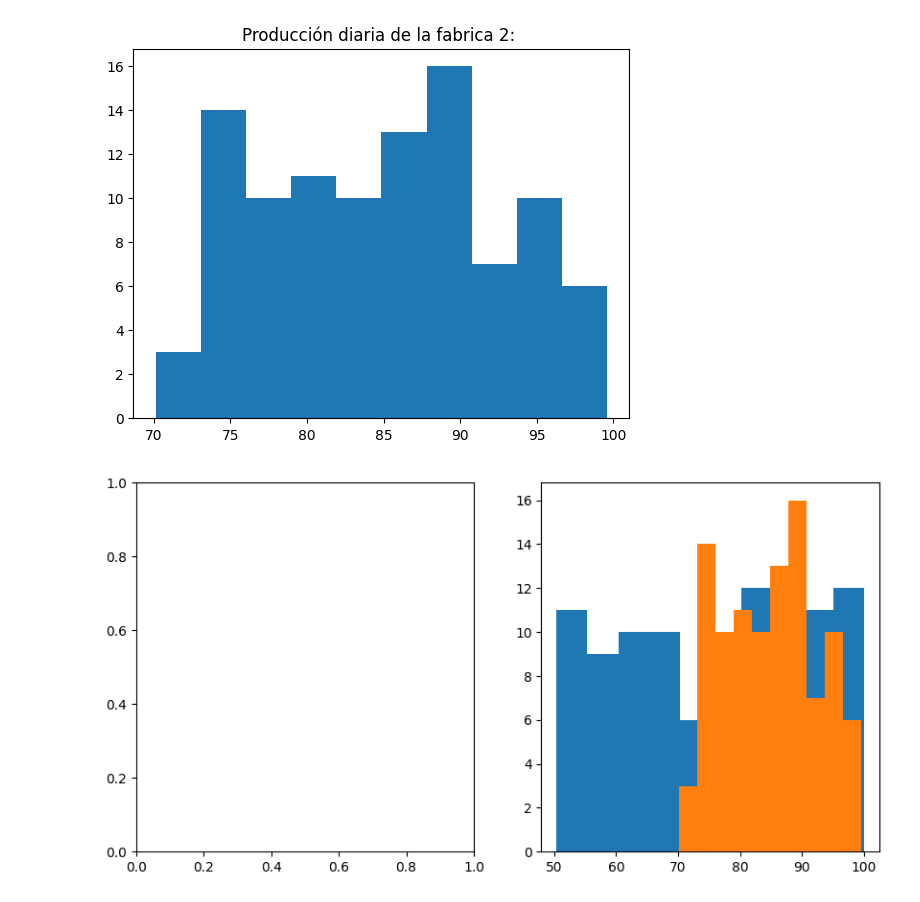
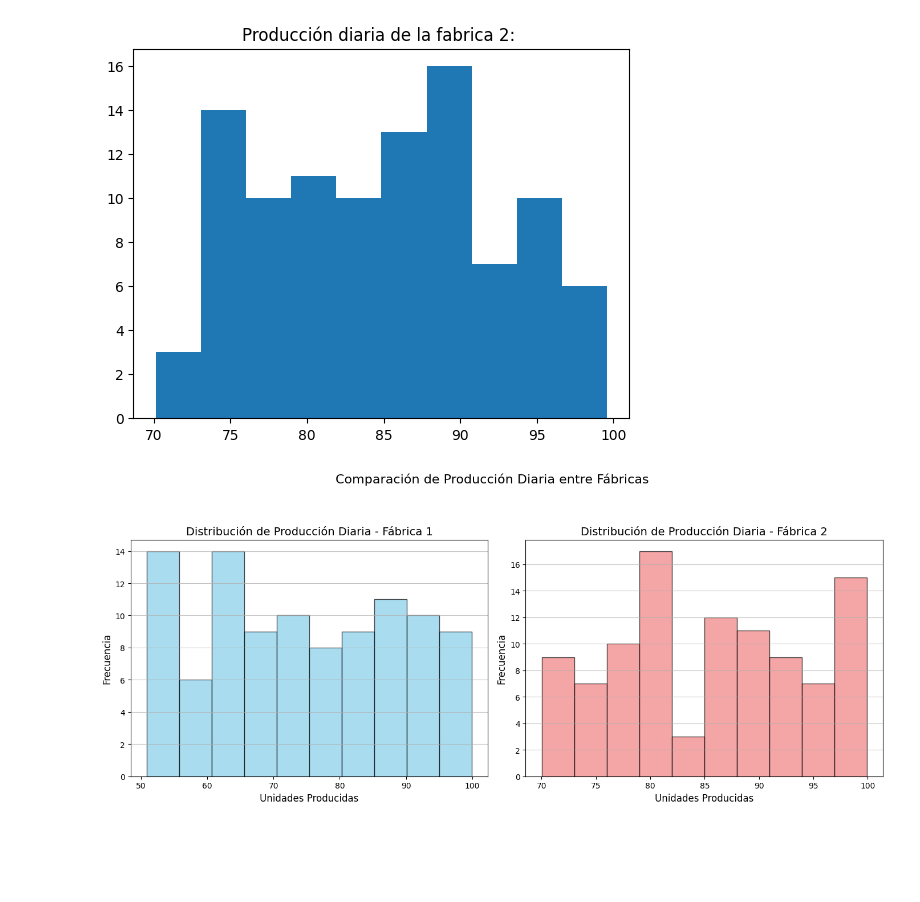
Before and after one commit to KlGamers/Probabilidad-y-Estadistica, a Jupyter notebook: U1/U1_P1.ipynb, the cells around one changed output. Saved outputs shown, nothing was run; the diff lists cells and outputs as text; code cells hidden in the pictures; blank space fills up the shorter version.

```diff
--- a/U1/U1_P1.ipynb
+++ b/U1/U1_P1.ipynb
@@ -133,14 +133,36 @@ El rango es:  29.439999999999998
 Los cuartiles son:  [78.1725, 85.08500000000001, 90.535]
 La desviación estandar es:  7.684046101166265
 [figure]
-# %%
-import matplotlib.pyplot as plt
-
-fig, (ax, ax1) = plt.subplots(nrows=1, ncols=2, figsize=(10, 5))
-
-plt.hist(f1)
-plt.hist(f2)
-
-plt.show()
-# %% [output]
-[figure, removed]
+# %%
+import matplotlib.pyplot as plt
+import random
+
+f1=[]
+for i in range(100):
+  na = round(random.uniform(50, 100), 2)
+  f1.append(na)
+
+f2=[]
+for i in range(100):
+  na = round(random.uniform(70, 100), 2)
+  f2.append(na)
+
+fig, (ax, ax1) = plt.subplots(nrows=1, ncols=2, figsize=(14, 6))
+
+ax.hist(f1, bins=10, color='skyblue', edgecolor='black', alpha=0.7)
+ax.set_title("Distribución de Producción Diaria - Fábrica 1", fontsize=14)
+ax.set_xlabel("Unidades Producidas", fontsize=12)
+ax.set_ylabel("Frecuencia", fontsize=12)
+ax.grid(axis='y', alpha=0.75)
+
+ax1.hist(f2, bins=10, color='lightcoral', edgecolor='black', alpha=0.7)
+ax1.set_title("Distribución de Producción Diaria - Fábrica 2", fontsize=14)
+ax1.set_xlabel("Unidades Producidas", fontsize=12)
+ax1.set_ylabel("Frecuencia", fontsize=12)
+ax1.grid(axis='y', alpha=0.75)
+
+plt.suptitle("Comparación de Producción Diaria entre Fábricas", fontsize=16, y=1.02)
+plt.tight_layout(rect=[0, 0.03, 1, 0.95])
+plt.show()
+# %% [output]
+[figure, added]
```
